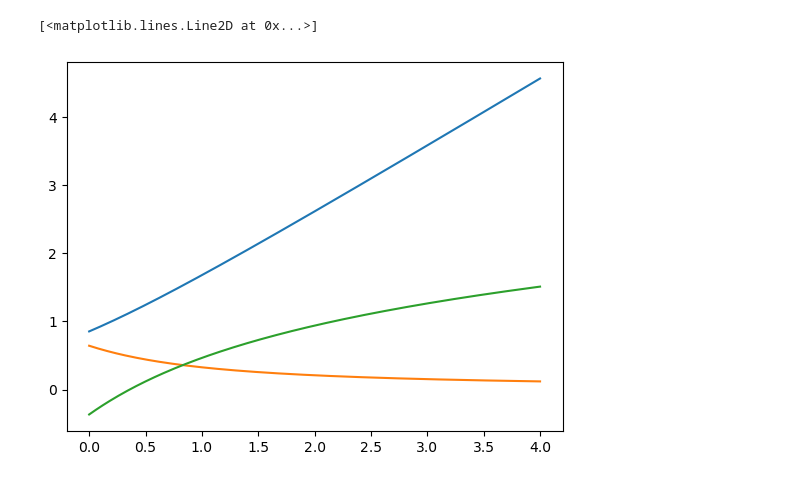
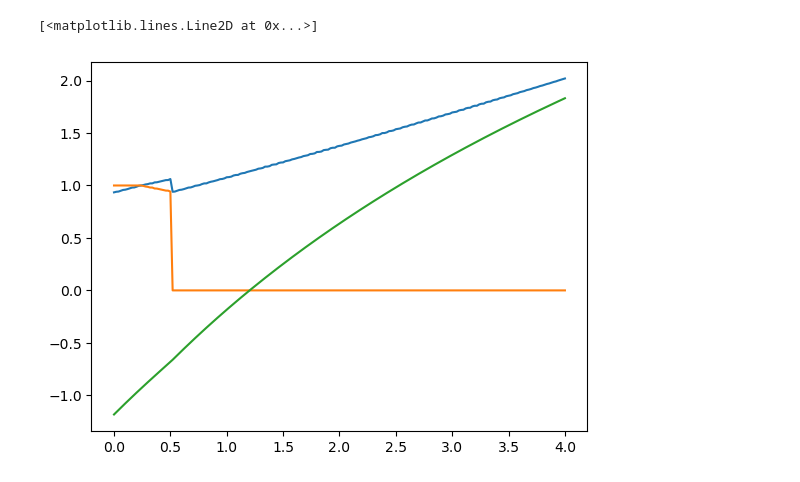
Before and after one commit to peter-l-ravn/The-Danish-Pension-Model, a Jupyter notebook: Run Main.ipynb, the cells around one changed output. Cells and saved outputs as stored; diff of their text form; code cells hidden in the pictures.

```diff
--- a/Run Main.ipynb
+++ b/Run Main.ipynb
@@ -160,12 +146,12 @@ for t in range(T - 1, -1, -1):
 # %%
-i = 3
+i = 1
 
 plt.plot(a_grid, sol_c[i])
 plt.plot(a_grid, sol_h[i])
 plt.plot(a_grid, sol_V[i])
 # %% [output]
 [<matplotlib.lines.Line2D at 0x...>]
-[figure, old version]
+[figure, new version]
 # %%
 N_sim = 100
 T_sim = T
```
Also changed, not shown: parts of 3 cells of this notebook.
